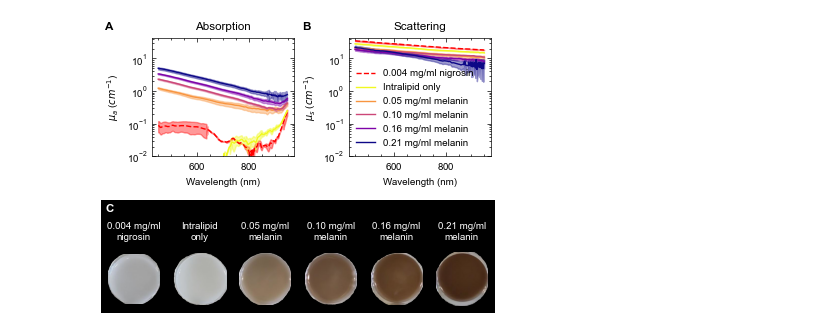
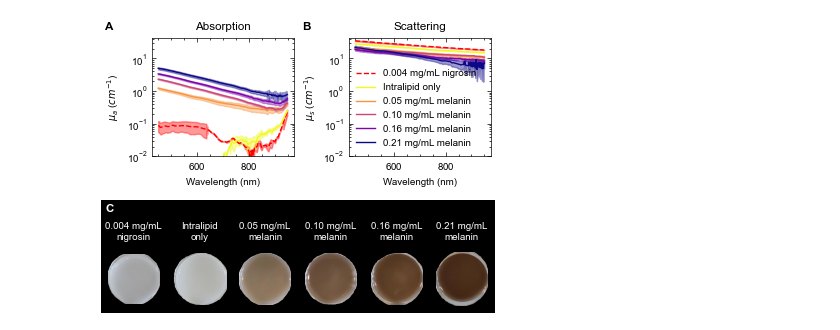
Before and after one commit to BohndiekLab/melanin-phantom-simulation-paper, a Jupyter notebook: analysis_dis/load_dis_measurements.ipynb, the cells around one changed output. Drawn from its saved outputs; the diff is of its cells as text; code cells hidden in the pictures.

```diff
--- a/analysis_dis/load_dis_measurements.ipynb
+++ b/analysis_dis/load_dis_measurements.ipynb
@@ -49,12 +49,12 @@ subfiga, subfigb = fig.subfigures(2, height_ratios=(2, 1.4))
 ax1, ax2 = subfiga.subplots(1, 2)
 
 labels = {
-    "B": "0.004 mg/ml nigrosin",
+    "B": "0.004 mg/mL nigrosin",
     "C": "Intralipid only",
-    "D": "0.05 mg/ml melanin",
-    "E": "0.10 mg/ml melanin",
-    "F": "0.16 mg/ml melanin",
-    "G": "0.21 mg/ml melanin",
+    "D": "0.05 mg/mL melanin",
+    "E": "0.10 mg/mL melanin",
+    "F": "0.16 mg/mL melanin",
+    "G": "0.21 mg/mL melanin",
 }
 
 colours = {
@@ -136,41 +136,42 @@ axes = subfigb_2.subplots(1, len(ims))
 
 labels = {
     "A": "Intralipid only",
-    "B": "0.004 mg/ml\nnigrosin",
+    "B": "0.004 mg/mL\nnigrosin",
     "C": "Intralipid\nonly",
-    "D": "0.05 mg/ml\nmelanin",
-    "E": "0.10 mg/ml\nmelanin",
-    "F": "0.16 mg/ml\nmelanin",
-    "G": "0.21 mg/ml\nmelanin",
+    "D": "0.05 mg/mL\nmelanin",
+    "E": "0.10 mg/mL\nmelanin",
+    "F": "0.16 mg/mL\nmelanin",
+    "G": "0.21 mg/mL\nmelanin",
 }
 
 for (im, name), ax in zip(ims, axes):
     x, y, z = (230, 230, 4)
     bounding_array = np.full((x, y, z), np.nan)
     im_array = np.array(im).astype(np.float32) / 255
     bounding_array[
         x // 2
         - im_array.shape[0] // 2 : x // 2
         - im_array.shape[0] // 2
         + im_array.shape[0],
         y // 2
         - im_array.shape[1] // 2 : y // 2
         - im_array.shape[1] // 2
         + im_array.shape[1],
     ] = im_array
     ax.imshow(bounding_array)
     ax.set_title(labels[name], color="w", fontsize="medium", pad=10, y=0.95)
     ax.axis("off")
 subfigb.set_facecolor("black")
 subfigb_2.set_facecolor("black")
 
 l = add_axis_label(ax1, "A")
 add_axis_label(ax2, "B")
 label_c = add_subfigure_label(subfigb_2, axes[0], "C")
 label_c.set_color("w")
 
 plt.savefig("../figures/dis_abs_scattering.png", dpi=300)
 plt.savefig("../figures/dis_abs_scattering.pdf", dpi=300)
+plt.savefig("../figures/figure_010.pdf", dpi=300)
 plt.show()
 # %% [output]
-[figure, old version]
+[figure, new version]
```
Also changed, not shown: 20 other files.
